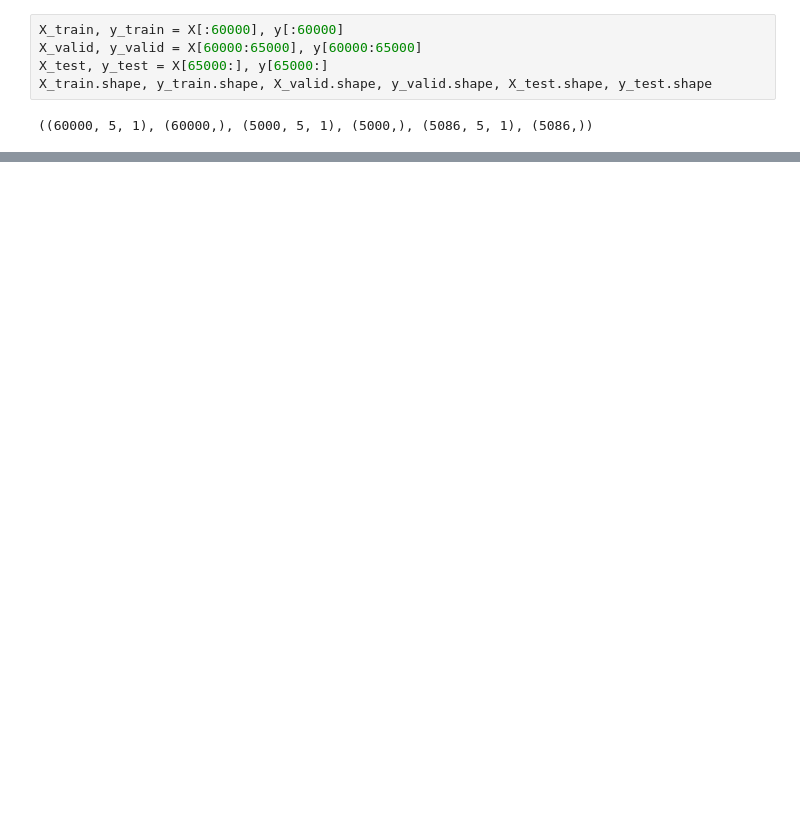
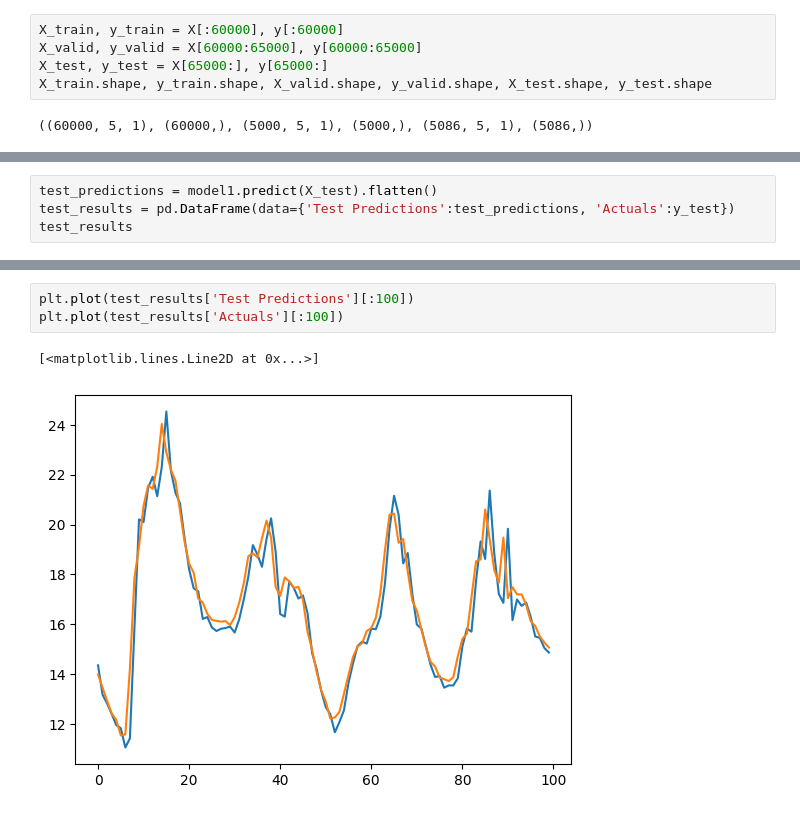
Before and after one commit to DolapoSalim/Numpy-Keras-Seaborn-and-LSTM, a Jupyter notebook: time_series_with_LSTM_Model.ipynb, the cells around one changed output, grey strips where cells are left out. Drawn from its saved outputs; the diff is of its cells as text; blank space fills up the shorter version.

```diff
--- a/time_series_with_LSTM_Model.ipynb
+++ b/time_series_with_LSTM_Model.ipynb
@@ -94,0 +202,4 @@ X_train.shape, y_train.shape, X_valid.shape, y_valid.shape, X_test.shape, y_test
+# %%
+test_predictions = model1.predict(X_test).flatten()
+test_results = pd.DataFrame(data={'Test Predictions':test_predictions, 'Actuals':y_test})
+test_results
@@ -94,0 +221,6 @@ X_train.shape, y_train.shape, X_valid.shape, y_valid.shape, X_test.shape, y_test
+# %%
+plt.plot(test_results['Test Predictions'][:100])
+plt.plot(test_results['Actuals'][:100])
+# %% [output]
+[<matplotlib.lines.Line2D at 0x...>]
+[figure, added]
```
Also changed, not shown: parts of 10 cells of this notebook.
